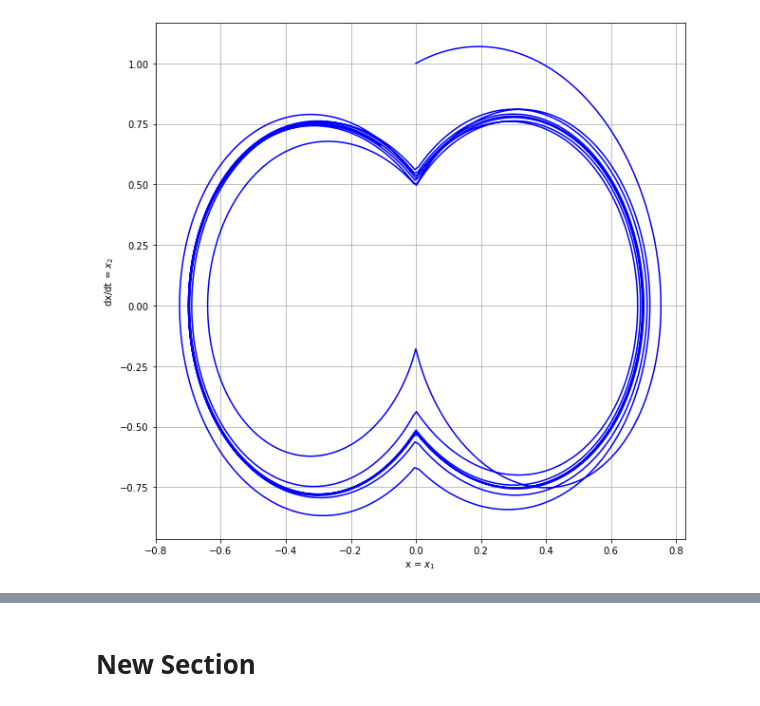
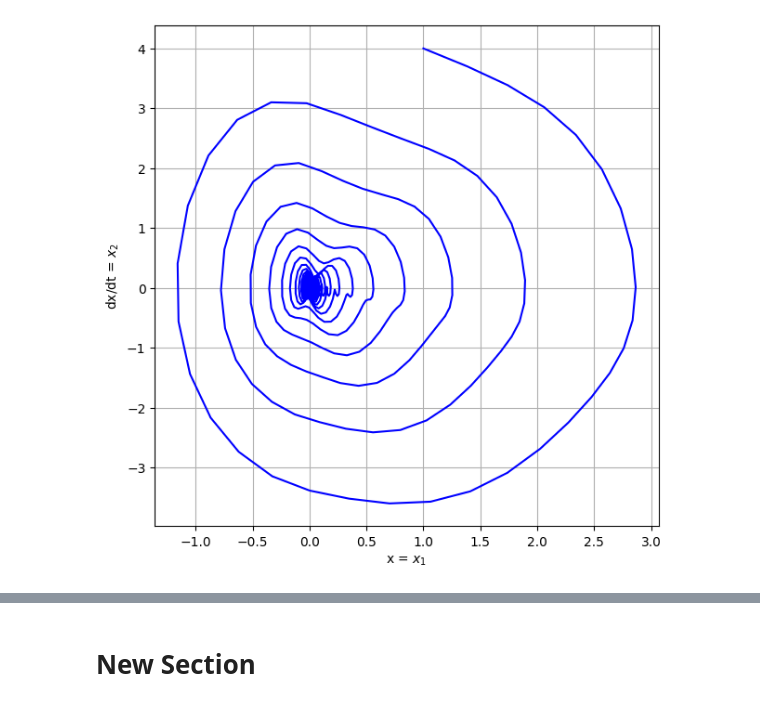
Before and after one commit to TAUforPython/nonlinear_phasepicture, a Jupyter notebook: вынужденное_движение_нелинейных_систем.ipynb, the cells around one changed output, grey strips where cells are left out. Cells and saved outputs as stored; diff of their text form; code cells hidden in the pictures.

```diff
--- a/вынужденное_движение_нелинейных_систем.ipynb
+++ b/вынужденное_движение_нелинейных_систем.ipynb
@@ -17,7 +17,7 @@ def rele(xNL,dxNL,C,b,m):
 #задаем систему дифференциальных уравнений в форме Коши и вынужденное движение!
 def ode(y, t, b, c):
         theta, omega = y
-        dydt = [omega, -b * omega - c * theta  +  1*rele(theta, omega, 1, 0, 0) + np.sin(0.2*2*np.pi*t)]
+        dydt = [omega, -b * omega - c * theta  +  theta*rele(theta, omega, 3, 0, 0) + 1*np.sin(0.2*2*np.pi*t)]
         return dydt
 # %%
 #задаем функцию численного решения дифференциального уравнения
@@ -30,7 +30,7 @@ def calcODE(args, y0, dy0, ts, nt):
 #задаем функцию отрисовки фазового портрета в зависимости от начальных условий
 def drawPhasePortrait(args, deltaX, deltaDX, startX, stopX, startDX, stopDX, ts, nt):
 
-    plt.figure(figsize=(10,10))
+    plt.figure(figsize=(7,7))
     for y0 in range(startX, stopX, deltaX):
             for dy0 in range(startDX, stopDX, deltaDX):
                 sol = calcODE(args, y0, dy0, ts, nt)
@@ -42,9 +53,11 @@ def drawPhasePortrait(args, deltaX, deltaDX, startX, stopX, startDX, stopDX, ts,
 # %%
 #задаем параметры системы и начальные условия
 b = 0.25
 c = 5.0
 args=(b, c)
 
-drawPhasePortrait(args, 1, 1, 0, 1, 1, 2, ts = 40, nt = 2000)
+#(args, deltaX, deltaDX, startX, stopX, startDX, stopDX, ts, nt)
+
+drawPhasePortrait(args, 1, 1, 1, 2, 4, 5, ts = 600, nt = 6000)
 # %% [output]
-[figure, old version]
+[figure, new version]
```
Also changed, not shown: parts of 2 cells of this notebook.
